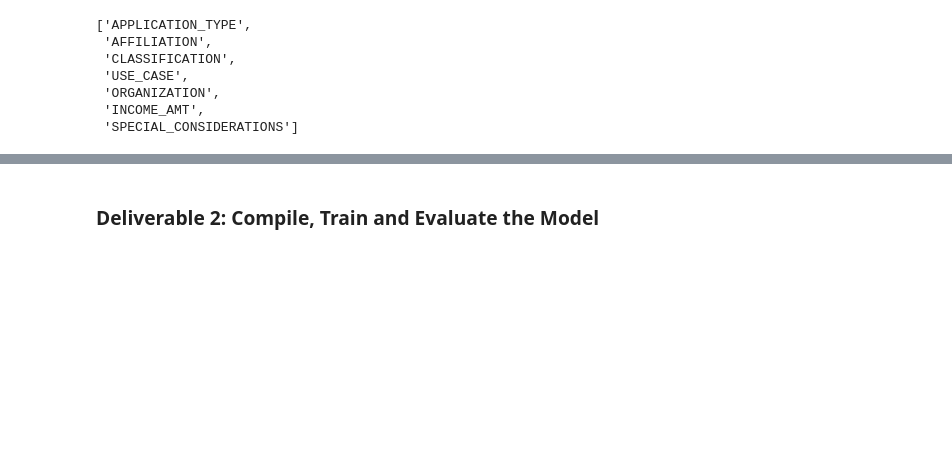
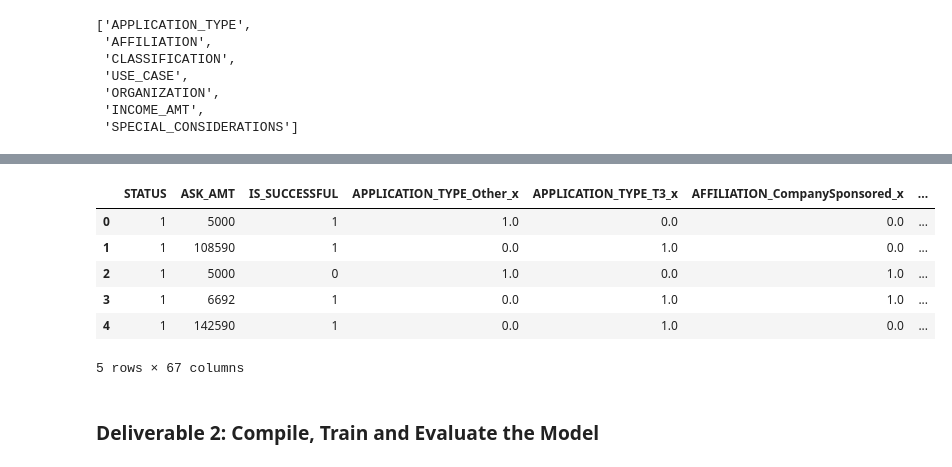
Before and after one commit to LaurenGrigoryev/Neural_Network_Charity_Analysis, a Jupyter notebook: AlphabetSoupCharity.ipynb, the cells around one changed output, grey strips where cells are left out. Cells and saved outputs as stored; diff of their text form; code cells hidden in the pictures; blank space fills up the shorter version.

```diff
--- a/AlphabetSoupCharity.ipynb
+++ b/AlphabetSoupCharity.ipynb
@@ -75,7 +75,7 @@ application_type_counts.plot.density()
 [figure]
 # %%
 # Determine which values to replace if counts are less than ...?
-replace_application = list(application_type_counts[application_type_counts < 10000].index)
+replace_application = list(application_type_counts[application_type_counts < 5000].index)
 
 # Replace in dataframe
 for app in replace_application:
@@ -112,7 +112,7 @@ classification_counts.plot.density()
 [figure]
 # %%
 # Determine which values to replace if counts are less than ..?
-replace_class = list(classification_counts[classification_counts < 5000].index)
+replace_class = list(classification_counts[classification_counts < 2000].index)
 
 # Replace in dataframe
 for cls in replace_class:
@@ -142,7 +143,7 @@ application_cat
 enc = OneHotEncoder(sparse=False)
 
 # Fit and transform the OneHotEncoder using the categorical variable list
-encode_df = pd.DataFrame(enc.fit_transform(application_cat.APPLICATION_TYPE.values.reshape(-1,1)))
+encode_df = pd.DataFrame(enc.fit_transform(application_df[application_cat]))
 
 # Add the encoded variable names to the dataframe
 encode_df.columns = enc.get_feature_names(application_cat)
@@ -163,2 +159,16 @@ AttributeError: 'list' object has no attribute 'APPLICATION_TYPE'
+# %%
+# Merge one-hot encoded features and drop the originals
+#application_df.merge(encode_df,left_index=True,right_index=True).drop("APPLICATION_TYPE", 1)
+application_df = application_df.merge(encode_df, left_index=True, right_index=True)
+application_df = application_df.drop(application_cat,1)
+application_df.head()
+# %% [output]
+|  | STATUS | ASK_AMT | IS_SUCCESSFUL | APPLICATION_TYPE_Other_x | APPLICATION_TYPE_T3_x | AFFILIATION_CompanySponsored_x | ... |
+| 0 | 1 | 5000 | 1 | 1.0 | 0.0 | 0.0 | ... |
+| 1 | 1 | 108590 | 1 | 0.0 | 1.0 | 0.0 | ... |
+| 2 | 1 | 5000 | 0 | 1.0 | 0.0 | 1.0 | ... |
+| 3 | 1 | 6692 | 1 | 0.0 | 1.0 | 1.0 | ... |
+| 4 | 1 | 142590 | 1 | 0.0 | 1.0 | 0.0 | ... |
+5 rows × 67 columns
 # %%
 # Split our preprocessed data into our features and target arrays
```
Also changed, not shown: parts of 6 cells of this notebook.
